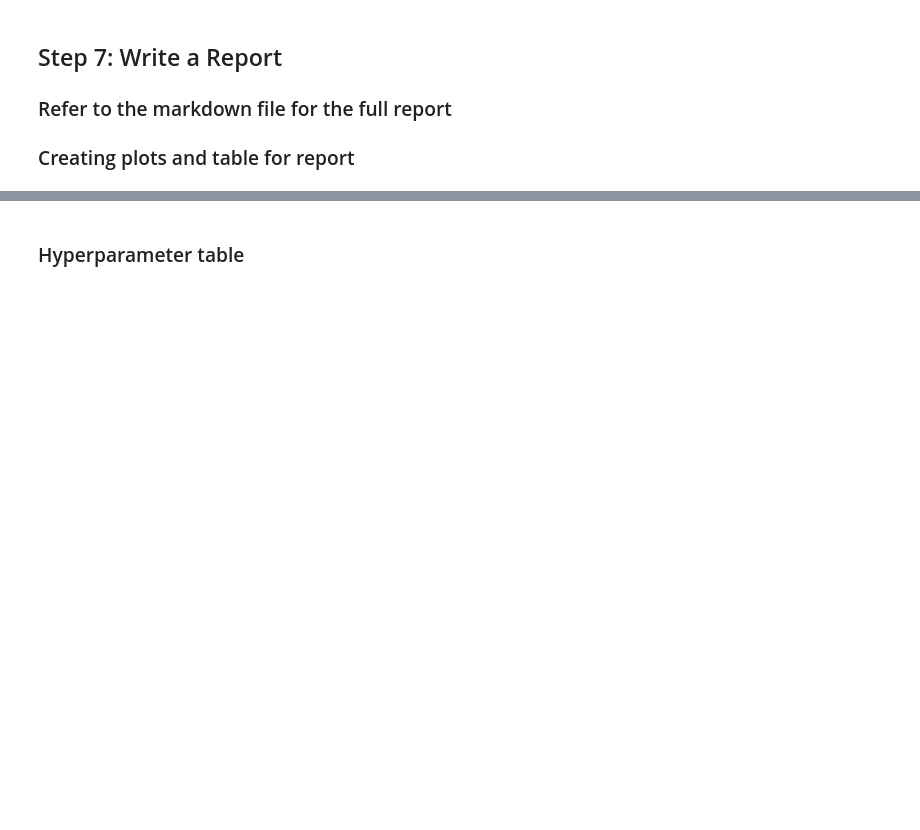
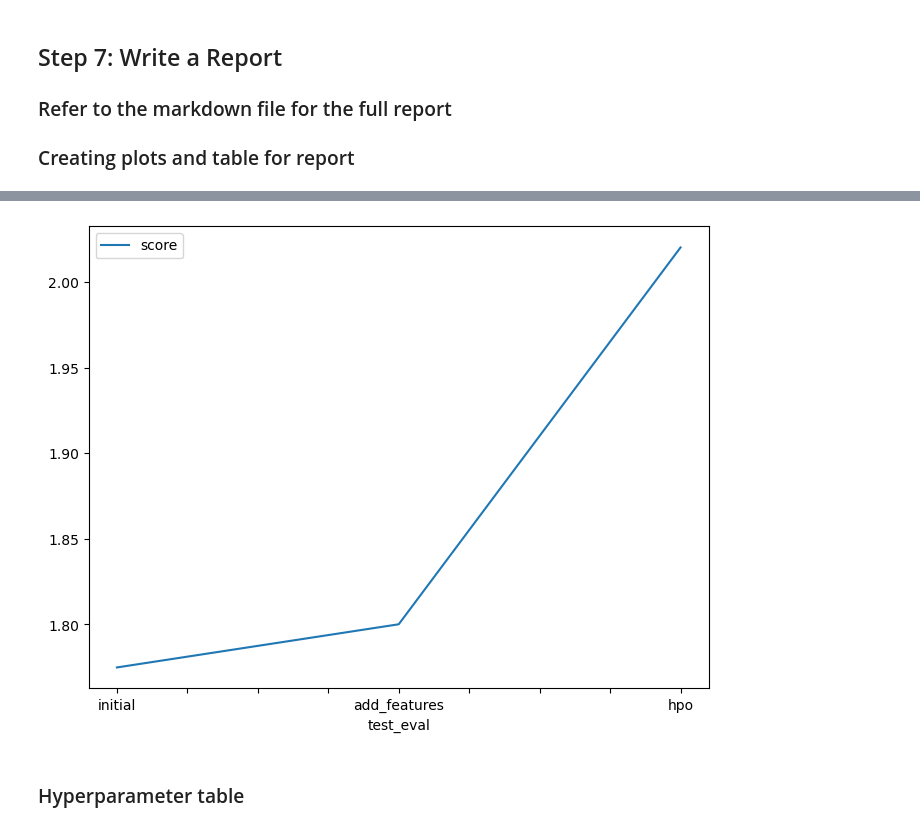
Before and after one commit to rafiulhc/bike-sharing-AutoML, a Jupyter notebook: project/project-template.ipynb, the cells around one changed output, grey strips where cells are left out. Saved outputs shown, nothing was run; the diff lists cells and outputs as text; code cells hidden in the pictures; blank space fills up the shorter version.

```diff
--- a/project/project-template.ipynb
+++ b/project/project-template.ipynb
@@ -375,12 +566,14 @@ fig.savefig('model_train_score.png')
 # %%
 # Take the 3 kaggle scores and creating a line plot to show improvement
 fig = pd.DataFrame(
     {
         "test_eval": ["initial", "add_features", "hpo"],
-        "score": [?, ?, ?]
+        "score": [1.7749, 1.8001, 2.0201]
     }
 ).plot(x="test_eval", y="score", figsize=(8, 6)).get_figure()
 fig.savefig('model_test_score.png')
+# %% [output]
+[figure, added]
 # %% [markdown]
 ### Hyperparameter table
 # %%
```
Also changed, not shown: parts of 36 cells of this notebook, 10 other files.
